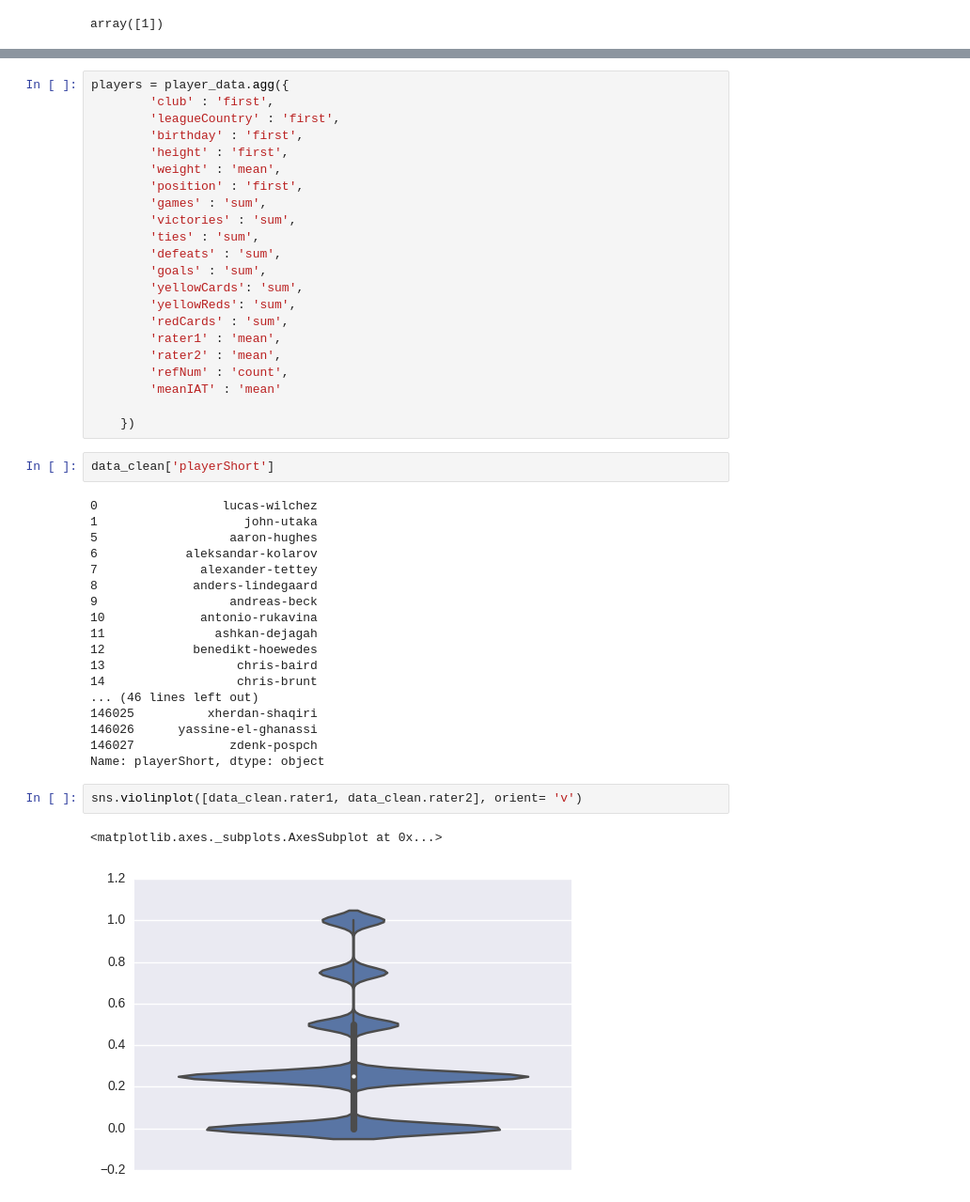
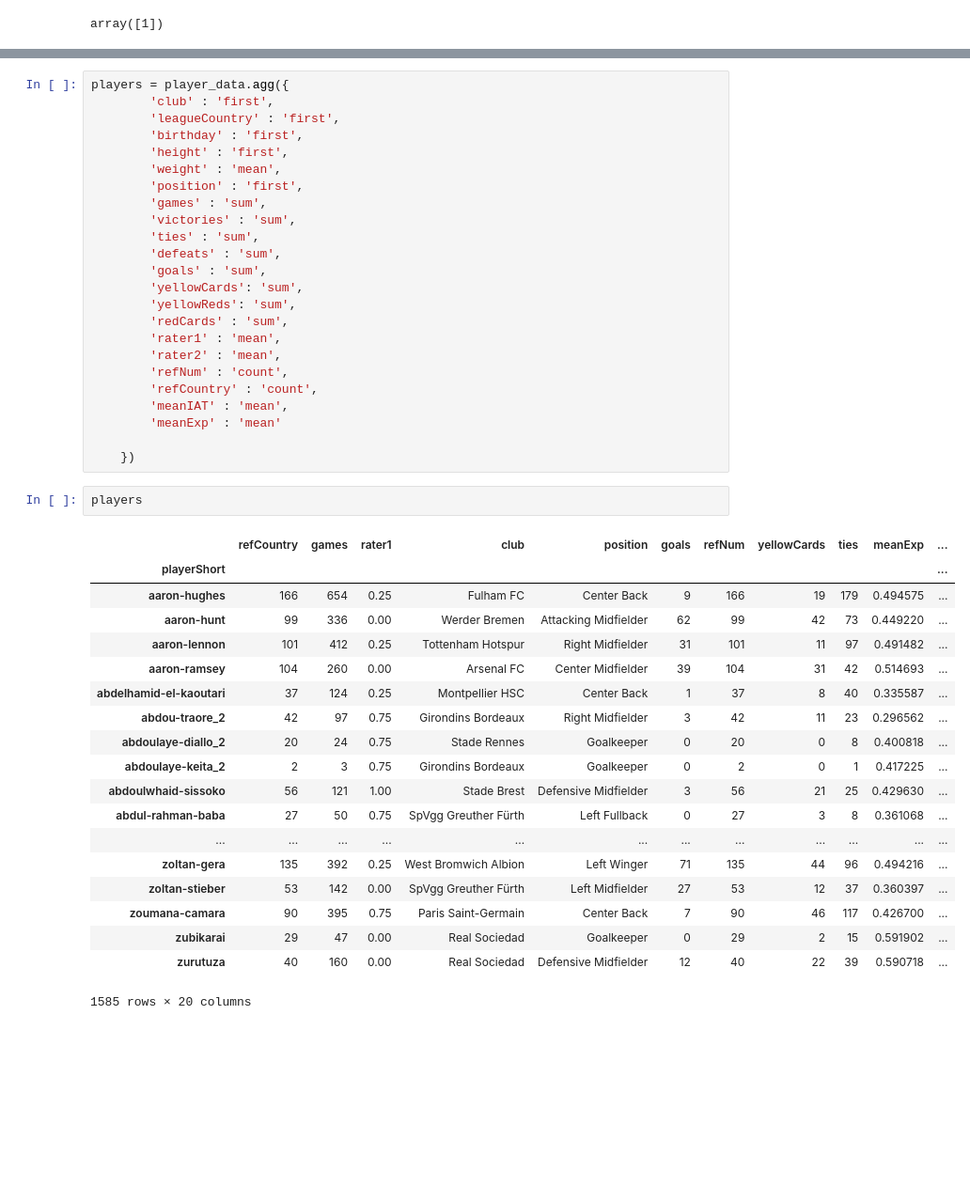
Before and after one commit to CriMenghini/ADA_Homeworks, a Jupyter notebook: Homework_4/Hw_4.ipynb, the cells around one changed output, grey strips where cells are left out. Shown at 94% size. Cells and saved outputs as stored; diff of their text form; blank space fills up the shorter version.

```diff
--- a/Homework_4/Hw_4.ipynb
+++ b/Homework_4/Hw_4.ipynb
@@ -88,31 +87,30 @@ players = player_data.agg({
         'rater1' : 'mean',
         'rater2' : 'mean',
         'refNum' : 'count',
-        'meanIAT' : 'mean'
+        'refCountry' : 'count',
+        'meanIAT' : 'mean',
+        'meanExp' : 'mean'
 
     })
-# %%
-data_clean['playerShort']
-# %% [output]
-0                 lucas-wilchez
-1                    john-utaka
-5                  aaron-hughes
-6            aleksandar-kolarov
-7              alexander-tettey
-8             anders-lindegaard
-9                  andreas-beck
-10             antonio-rukavina
-11               ashkan-dejagah
-12            benedikt-hoewedes
-13                  chris-baird
-14                  chris-brunt
-... (46 lines left out)
-146025          xherdan-shaqiri
-146026      yassine-el-ghanassi
-146027             zdenk-pospch
-Name: playerShort, dtype: object
-# %%
-sns.violinplot([data_clean.rater1, data_clean.rater2], orient= 'v')
-# %% [output]
-<matplotlib.axes._subplots.AxesSubplot at 0x...>
-[figure, removed]
+# %%
+players
+# %% [output]
+|  | refCountry | games | rater1 | club | position | goals | refNum | yellowCards | ties | meanExp | ... |
+| playerShort |  |  |  |  |  |  |  |  |  |  | ... |
+| aaron-hughes | 166 | 654 | 0.25 | Fulham FC | Center Back | 9 | 166 | 19 | 179 | 0.494575 | ... |
+| aaron-hunt | 99 | 336 | 0.00 | Werder Bremen | Attacking Midfielder | 62 | 99 | 42 | 73 | 0.449220 | ... |
+| aaron-lennon | 101 | 412 | 0.25 | Tottenham Hotspur | Right Midfielder | 31 | 101 | 11 | 97 | 0.491482 | ... |
+| aaron-ramsey | 104 | 260 | 0.00 | Arsenal FC | Center Midfielder | 39 | 104 | 31 | 42 | 0.514693 | ... |
+| abdelhamid-el-kaoutari | 37 | 124 | 0.25 | Montpellier HSC | Center Back | 1 | 37 | 8 | 40 | 0.335587 | ... |
+| abdou-traore_2 | 42 | 97 | 0.75 | Girondins Bordeaux | Right Midfielder | 3 | 42 | 11 | 23 | 0.296562 | ... |
+| abdoulaye-diallo_2 | 20 | 24 | 0.75 | Stade Rennes | Goalkeeper | 0 | 20 | 0 | 8 | 0.400818 | ... |
+| abdoulaye-keita_2 | 2 | 3 | 0.75 | Girondins Bordeaux | Goalkeeper | 0 | 2 | 0 | 1 | 0.417225 | ... |
+| abdoulwhaid-sissoko | 56 | 121 | 1.00 | Stade Brest | Defensive Midfielder | 3 | 56 | 21 | 25 | 0.429630 | ... |
+| abdul-rahman-baba | 27 | 50 | 0.75 | SpVgg Greuther Fürth | Left Fullback | 0 | 27 | 3 | 8 | 0.361068 | ... |
+| ... | ... | ... | ... | ... | ... | ... | ... | ... | ... | ... | ... |
+| zoltan-gera | 135 | 392 | 0.25 | West Bromwich Albion | Left Winger | 71 | 135 | 44 | 96 | 0.494216 | ... |
+| zoltan-stieber | 53 | 142 | 0.00 | SpVgg Greuther Fürth | Left Midfielder | 27 | 53 | 12 | 37 | 0.360397 | ... |
+| zoumana-camara | 90 | 395 | 0.75 | Paris Saint-Germain | Center Back | 7 | 90 | 46 | 117 | 0.426700 | ... |
+| zubikarai | 29 | 47 | 0.00 | Real Sociedad | Goalkeeper | 0 | 29 | 2 | 15 | 0.591902 | ... |
+| zurutuza | 40 | 160 | 0.00 | Real Sociedad | Defensive Midfielder | 12 | 40 | 22 | 39 | 0.590718 | ... |
+1585 rows × 20 columns
```
Also changed, not shown: parts of 27 cells of this notebook.
